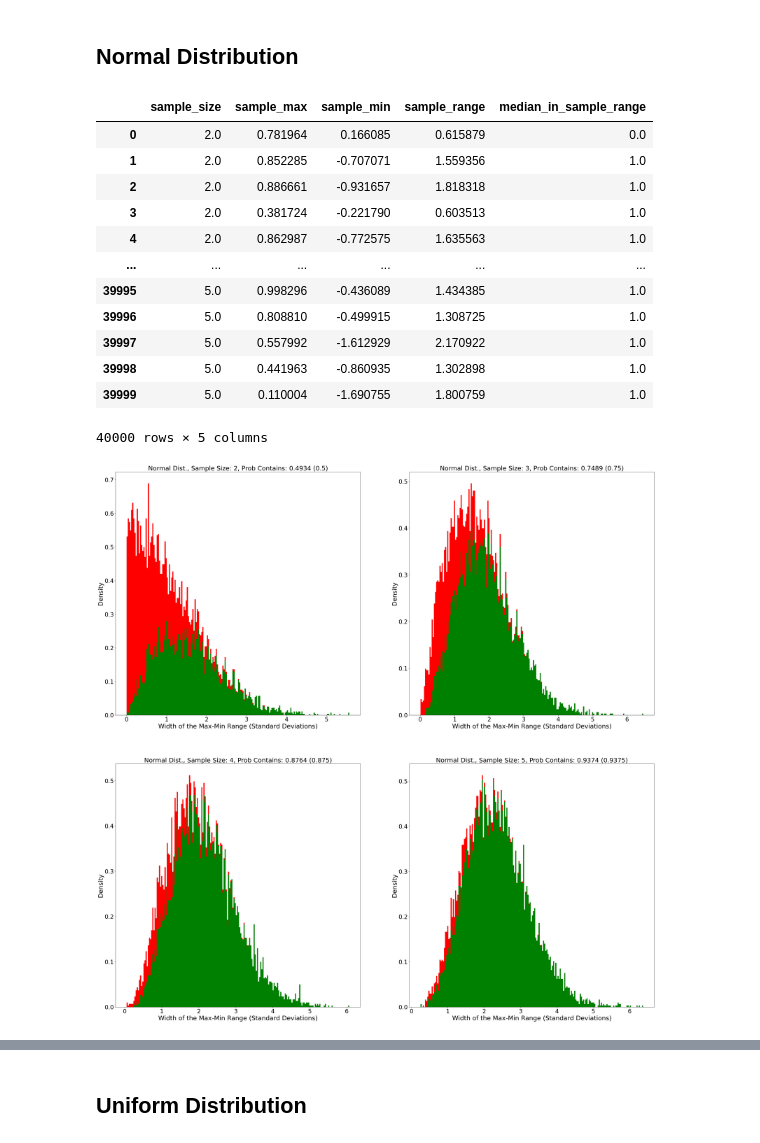
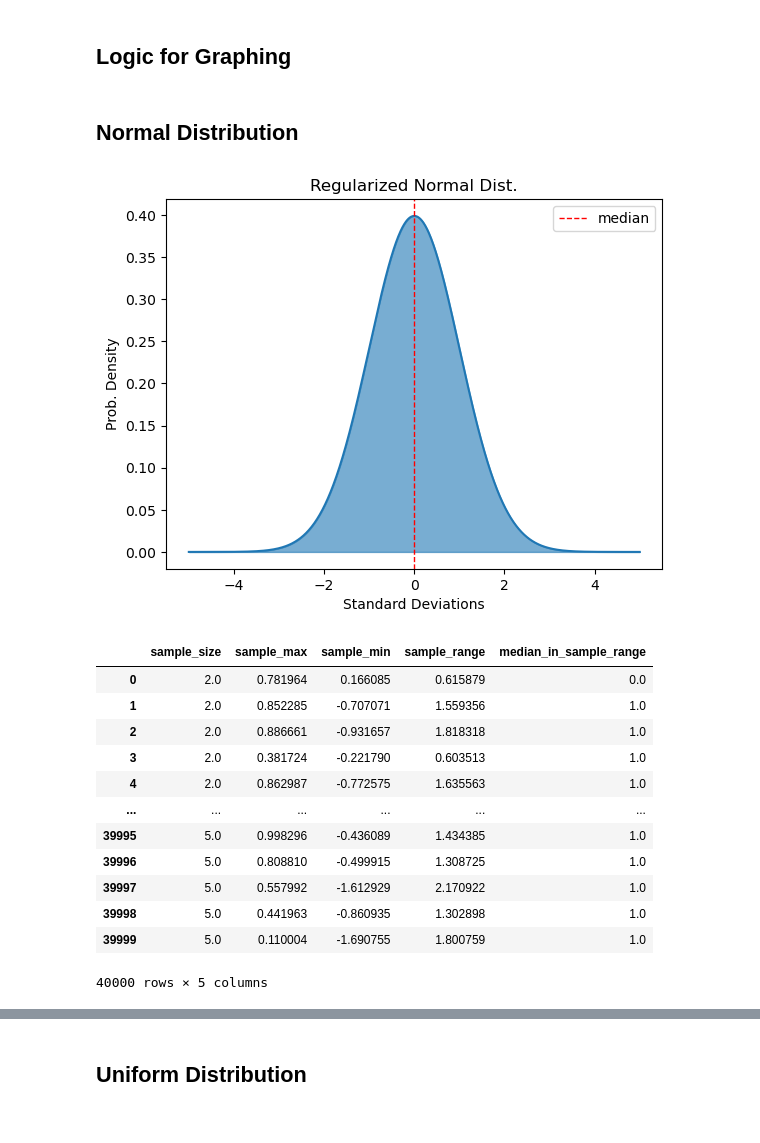
Before and after one commit to ohmurphy/median_finding, a Jupyter notebook: median_finding_eval.ipynb, the cells around one changed output, grey strips where cells are left out. Saved outputs shown, nothing was run; the diff lists cells and outputs as text; code cells hidden in the pictures.

```diff
--- a/median_finding_eval.ipynb
+++ b/median_finding_eval.ipynb
@@ -5,0 +7,2 @@ import seaborn as sns
+# %% [markdown]
+## Logic for Graphing
@@ -6,68 +60,31 @@ import seaborn as sns
 # %% [markdown]
 ## Normal Distribution
 # %%
-# Set seed
+# Set seed, set with digits of pi for credible arbitrariness
 rand_seed = 314
 # Global parameters
 num_simulations = 10000 # num sims per sample_size
 median = 0
 estimated_sample_sizes = range(2, 6)
 # Regularize distribution w/ variance=1 and center/mean/median=0
 get_samples_fn = lambda n: np.random.normal(loc=0, scale=1, size=n)
 dist_name = "Normal Dist."
 
-def simulate_and_graph_median_ranges(get_samples_fn, num_simulations, estimated_sample_sizes, rand_seed, dist_name):
-    np.random.seed(rand_seed)
-    gbl_sample_size_arr = np.array([])
-    gbl_sample_maxes = np.array([])
-    gbl_sample_mins = np.array([])
-    gbl_sample_range_contains_median = np.array([])
-
-    for sample_size in estimated_sample_sizes:
-        sample_size_arr = np.ones(num_simulations) * sample_size
-        sample_maxes = np.empty(num_simulations)
-        sample_mins = np.empty(num_simulations)
-        sample_range_contains_median = np.empty(num_simulations)
-        for i in range(num_simulations):
-            curr_samples = get_samples_fn(sample_size)
-            curr_max = max(curr_samples)
-            curr_min = min(curr_samples)
-            curr_contains = curr_max >= median and curr_min <= median
-
-            sample_maxes[i] = curr_max
-            sample_mins[i] = curr_min
-            sample_range_contains_median[i] = curr_contains
-        gbl_sample_size_arr = np.append(gbl_sample_size_arr, sample_size_arr)
-        gbl_sample_maxes = np.append(gbl_sample_maxes, sample_maxes)
-        gbl_sample_mins = np.append(gbl_sample_mins, sample_mins)
-        gbl_sample_range_contains_median = np.append(gbl_sample_range_contains_median, sample_range_contains_median)
-
-    results_df = pd.DataFrame({
-        "sample_size" : gbl_sample_size_arr,
-        "sample_max" : gbl_sample_maxes,
-        "sample_min" : gbl_sample_mins,
-        "sample_range" : gbl_sample_maxes - gbl_sample_mins,
-        "median_in_sample_range" : gbl_sample_range_contains_median
-    })
-    display(results_df)
-
-    num_fig_cols = 2
-    fig, axs = plt.subplots(len(estimated_sample_sizes) // num_fig_cols, num_fig_cols, figsize=(40, 40))  # width x height in inches
-
-    for index, sample_size in enumerate(estimated_sample_sizes):
-        successful_ranges = results_df[(results_df["sample_size"] == sample_size) & (results_df["median_in_sample_range"] == True)]["sample_range"]
-        false_ranges = results_df[(results_df["sample_size"] == sample_size) & (results_df["median_in_sample_range"] == False)]["sample_range"]
-
-        axs[index // num_fig_cols, index % num_fig_cols].hist([successful_ranges, false_ranges], stacked=True, density=True, bins=num_simulations // 50, label=['Range Contains Median', 'Range Does Not Contain Median'], color=['green', 'red'])
-        empirical_prob_contains = np.count_nonzero(results_df[results_df["sample_size"] == sample_size]["median_in_sample_range"]) / num_simulations
-        axs[index // num_fig_cols, index % num_fig_cols].tick_params(axis='both', which='major', labelsize=24)
-        axs[index // num_fig_cols, index % num_fig_cols].set_title(f"{dist_name}, Sample Size: {str(int(sample_size))}, Prob Contains: {empirical_prob_contains} ({1 - 2/(2**sample_size)})", fontsize=26)
-        axs[index // num_fig_cols, index % num_fig_cols].set_xlabel("Width of the Max-Min Range (Standard Deviations)", fontsize=26)
-        axs[index // num_fig_cols, index % num_fig_cols].set_ylabel("Density", fontsize=26)
-    plt.show()
+x = np.linspace(-5, 5, 1000)
+y = norm.pdf(x=x, loc=0, scale=1)
+plt.plot(x, y)
+plt.axvline(x=median, color='red', linestyle='--', linewidth=1, label='median')
+plt.fill_between(x, y, alpha=0.6, color='tab:blue')
+plt.legend()
+plt.title("Regularized Normal Dist.")
+plt.xlabel("Standard Deviations")
+plt.ylabel("Prob. Density")
+plt.savefig("regular_normal.png", transparent=True)
+plt.show()
 
 simulate_and_graph_median_ranges(get_samples_fn, num_simulations, estimated_sample_sizes, rand_seed, dist_name)
 # %% [output]
+[figure, new version]
 |  | sample_size | sample_max | sample_min | sample_range | median_in_sample_range |
 | 0 | 2.0 | 0.781964 | 0.166085 | 0.615879 | 0.0 |
 | 1 | 2.0 | 0.852285 | -0.707071 | 1.559356 | 1.0 |
@@ -81,4 +98,3 @@ simulate_and_graph_median_ranges(get_samples_fn, num_simulations, estimated_samp
 | 39998 | 5.0 | 0.441963 | -0.860935 | 1.302898 | 1.0 |
 | 39999 | 5.0 | 0.110004 | -1.690755 | 1.800759 | 1.0 |
 40000 rows × 5 columns
-[figure, old version]
```
Also changed, not shown: parts of 6 cells of this notebook, 7 other files.
